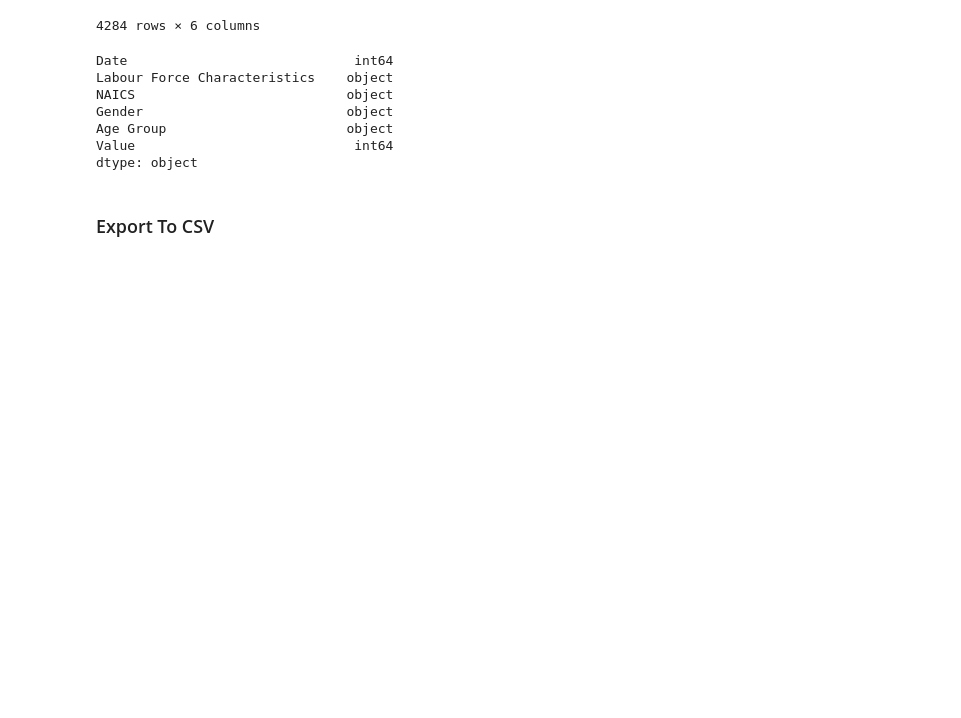
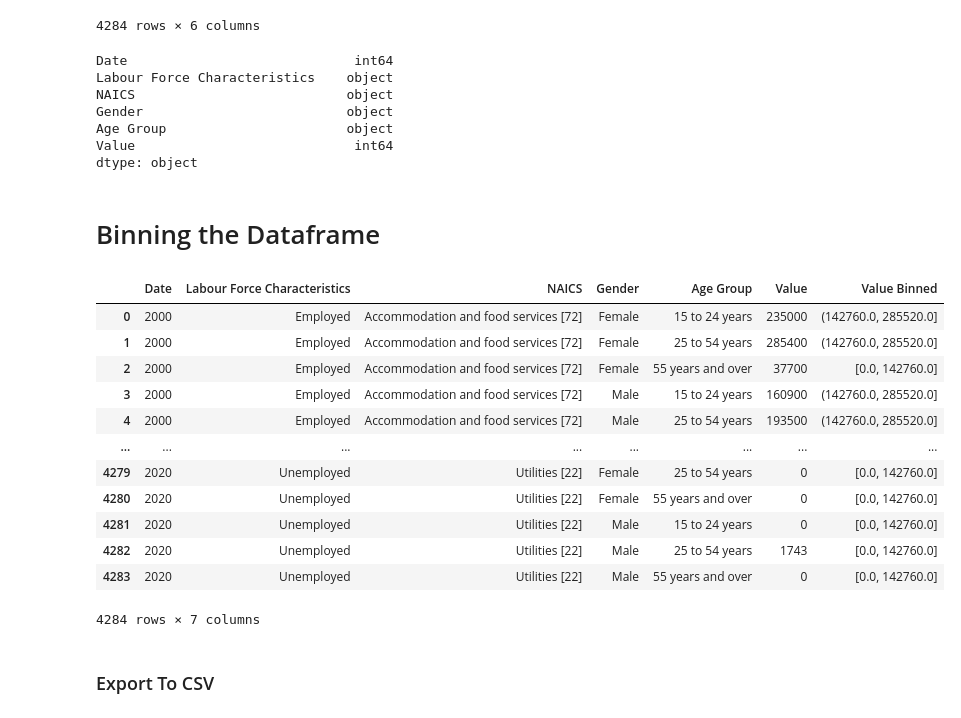
Before and after one commit to KhaledElbasiouni/CSI4142-Project, a Jupyter notebook: data-staging-employment.ipynb, the cells around one changed output. Drawn from its saved outputs; the diff is of its cells as text; code cells hidden in the pictures; blank space fills up the shorter version.

Commit message:
Bin value attributes for employment df

```diff
--- a/data-staging-employment.ipynb
+++ b/data-staging-employment.ipynb
@@ -256,6 +256,26 @@ Gender                          object
 Age Group                       object
 Value                            int64
 dtype: object
+# %% [markdown]
+# Binning the Dataframe
+# %%
+bin_edges = pd.cut(df['Value'], bins=10, retbins=True)[1]
+df['Value Binned'] = pd.cut(df['Value'], bins=bin_edges, labels=["[0.0, 142760.0]", "(142760.0, 285520.0]", "(285520.0, 428280.0]", "(428280.0, 571040.0]", "(571040.0, 713800.0]", "(713800.0, 856560.0]", "(856560.0, 999320.0]", "(999320.0, 1142080.0]", "(1142080.0, 1284840.0]", "(1284840.0, 1427600.0]"])
+df
+# %% [output]
+|  | Date | Labour Force Characteristics | NAICS | Gender | Age Group | Value | Value Binned |
+| 0 | 2000 | Employed | Accommodation and food services [72] | Female | 15 to 24 years | 235000 | (142760.0, 285520.0] |
+| 1 | 2000 | Employed | Accommodation and food services [72] | Female | 25 to 54 years | 285400 | (142760.0, 285520.0] |
+| 2 | 2000 | Employed | Accommodation and food services [72] | Female | 55 years and over | 37700 | [0.0, 142760.0] |
+| 3 | 2000 | Employed | Accommodation and food services [72] | Male | 15 to 24 years | 160900 | (142760.0, 285520.0] |
+| 4 | 2000 | Employed | Accommodation and food services [72] | Male | 25 to 54 years | 193500 | (142760.0, 285520.0] |
+| ... | ... | ... | ... | ... | ... | ... | ... |
+| 4279 | 2020 | Unemployed | Utilities [22] | Female | 25 to 54 years | 0 | [0.0, 142760.0] |
+| 4280 | 2020 | Unemployed | Utilities [22] | Female | 55 years and over | 0 | [0.0, 142760.0] |
+| 4281 | 2020 | Unemployed | Utilities [22] | Male | 15 to 24 years | 0 | [0.0, 142760.0] |
+| 4282 | 2020 | Unemployed | Utilities [22] | Male | 25 to 54 years | 1743 | [0.0, 142760.0] |
+| 4283 | 2020 | Unemployed | Utilities [22] | Male | 55 years and over | 0 | [0.0, 142760.0] |
+4284 rows × 7 columns
 # %% [markdown]
 ### Export To CSV
 # %%
```
